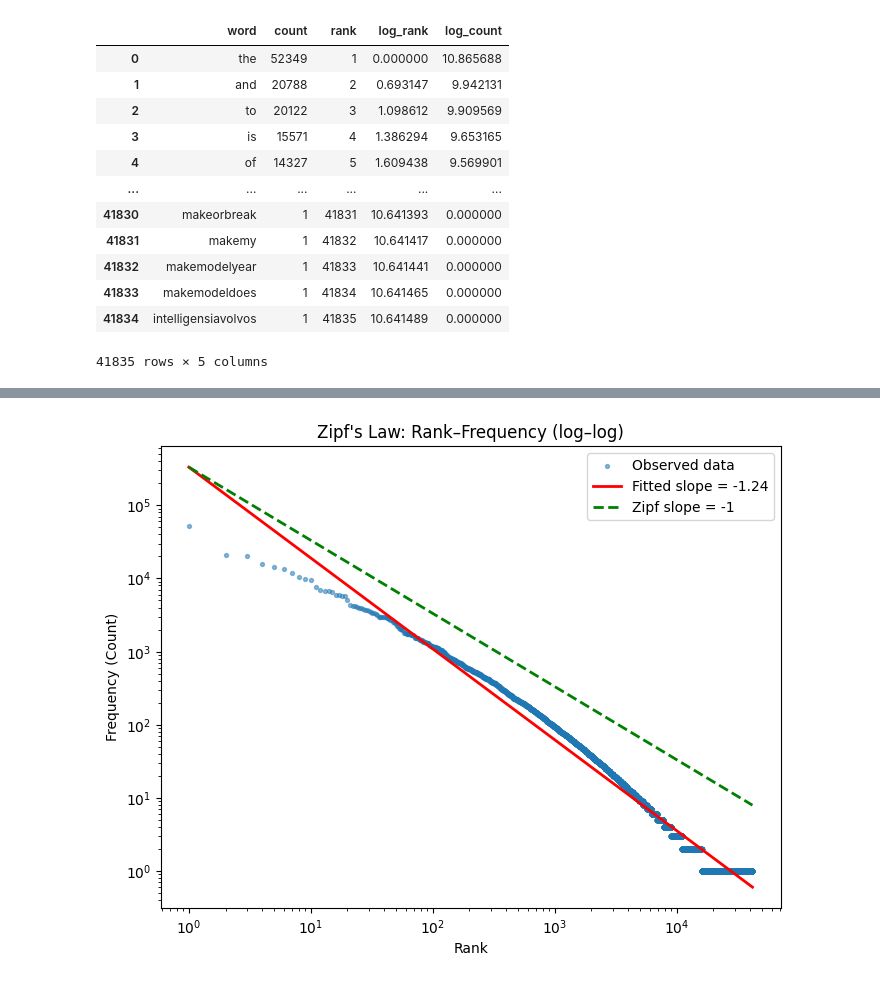
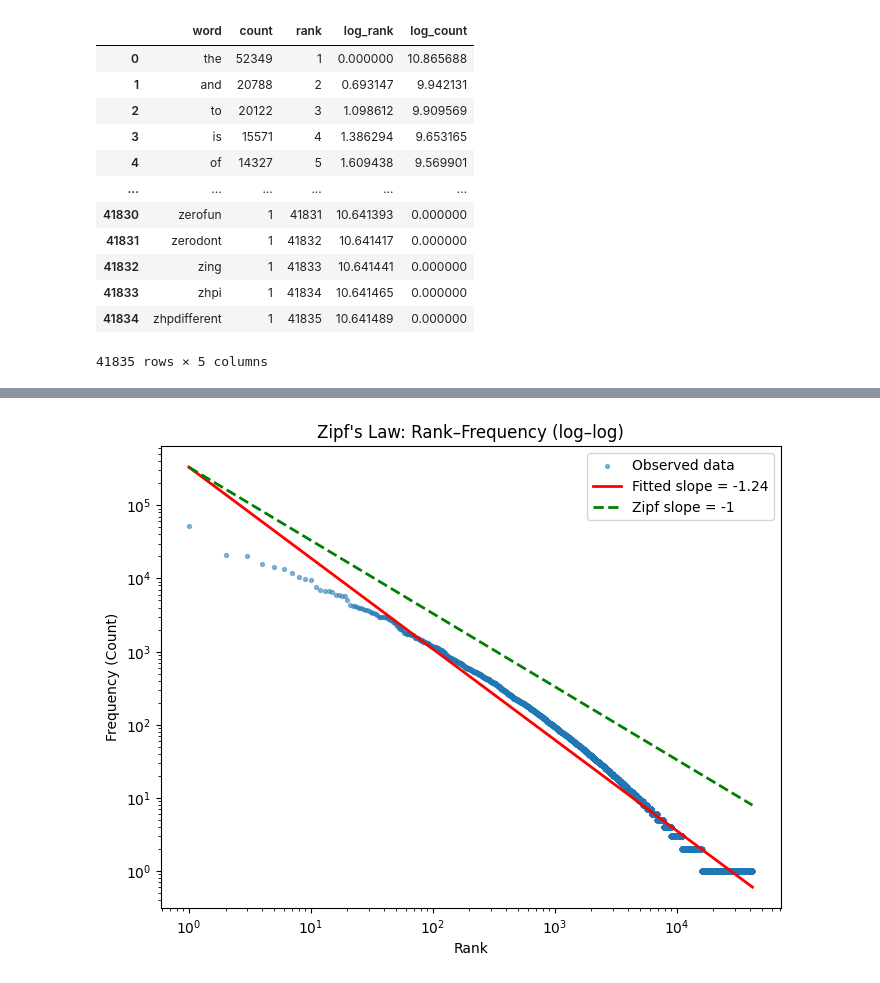
Before and after one commit to AHMerrill/Unstructured-Data-1, a Jupyter notebook: zipf_zm.ipynb, the cells around one changed output, grey strips where cells are left out. Drawn from its saved outputs; the diff is of its cells as text; code cells hidden in the pictures.

```diff
--- a/zipf_zm.ipynb
+++ b/zipf_zm.ipynb
@@ -5,7 +5,7 @@ import numpy as np
 import statsmodels.api as sm
 import matplotlib.pyplot as plt
 # %%
-FILE_PATH = 'car_comments_zm.csv'
+FILE_PATH = 'https://raw.githubusercontent.com/AHMerrill/Unstructured-Data-1/main/car_comments_zm.csv'
 COMMENT_BIN = 'comment'
 
 comments_df = pd.read_csv(FILE_PATH)
@@ -14,38 +14,38 @@ comments_df = pd.read_csv(FILE_PATH)
 texts = (
     comments_df[COMMENT_BIN]
       .dropna()            # remove NaNs
       .astype(str)         # force to string (after dropna to avoid 'nan' strings)
       .str.strip()
 )
 texts = texts[texts != ""]  # drop empty strings
 
 vectorizer = CountVectorizer(lowercase = True, stop_words = None)
 X = vectorizer.fit_transform(texts)
 
 word_counts = np.asarray(X.sum(axis = 0)).ravel()
 vocab = np.array(vectorizer.get_feature_names_out())
 
 zipf_df = pd.DataFrame({'word':vocab,'count':word_counts})
 zipf_df = zipf_df.sort_values('count', ascending = False).reset_index(drop = True)
 zipf_df['rank'] = np.arange(1,len(zipf_df)+1)
 
 zipf_df['log_rank'] = np.log(zipf_df['rank'])
 zipf_df['log_count'] = np.log(zipf_df['count'])
 
 zipf_df
 # %% [output]
 |  | word | count | rank | log_rank | log_count |
 | 0 | the | 52349 | 1 | 0.000000 | 10.865688 |
 | 1 | and | 20788 | 2 | 0.693147 | 9.942131 |
 | 2 | to | 20122 | 3 | 1.098612 | 9.909569 |
 | 3 | is | 15571 | 4 | 1.386294 | 9.653165 |
 | 4 | of | 14327 | 5 | 1.609438 | 9.569901 |
 | ... | ... | ... | ... | ... | ... |
-| 41830 | makeorbreak | 1 | 41831 | 10.641393 | 0.000000 |
-| 41831 | makemy | 1 | 41832 | 10.641417 | 0.000000 |
-| 41832 | makemodelyear | 1 | 41833 | 10.641441 | 0.000000 |
-| 41833 | makemodeldoes | 1 | 41834 | 10.641465 | 0.000000 |
-| 41834 | intelligensiavolvos | 1 | 41835 | 10.641489 | 0.000000 |
+| 41830 | zerofun | 1 | 41831 | 10.641393 | 0.000000 |
+| 41831 | zerodont | 1 | 41832 | 10.641417 | 0.000000 |
+| 41832 | zing | 1 | 41833 | 10.641441 | 0.000000 |
+| 41833 | zhpi | 1 | 41834 | 10.641465 | 0.000000 |
+| 41834 | zhpdifferent | 1 | 41835 | 10.641489 | 0.000000 |
 41835 rows × 5 columns
 # %%
 X = sm.add_constant(zipf_df['log_rank']) # predictor = log(rank)
```
Also changed, not shown: parts of 4 cells of this notebook.
